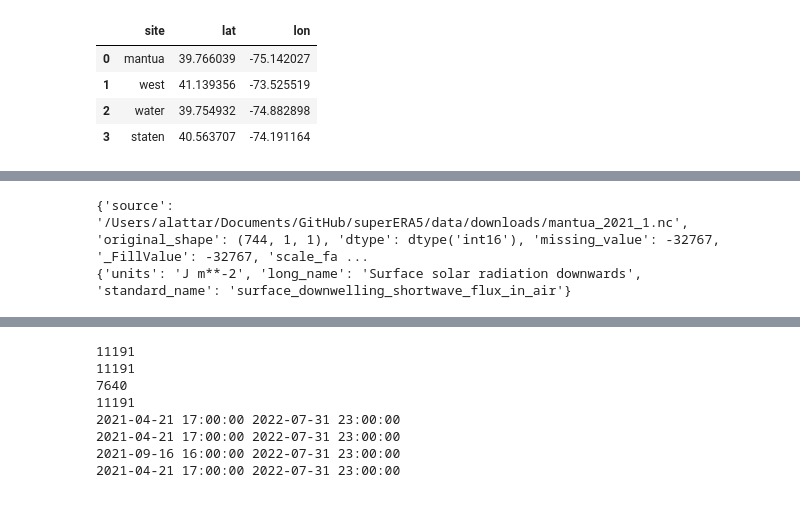
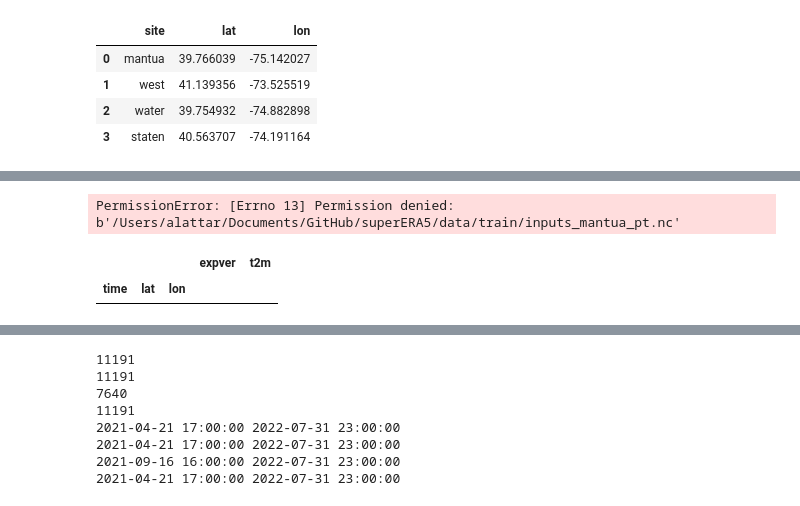
Before and after one commit to zakialattar/superERA5, a Jupyter notebook: data_processing.ipynb, the cells around one changed output, grey strips where cells are left out. Cells and saved outputs as stored; diff of their text form; code cells hidden in the pictures.

```diff
--- a/data_processing.ipynb
+++ b/data_processing.ipynb
@@ -31,8 +31,8 @@ for year in [2021,2022]:
 mantua_pv = xr.concat(xr_list,dim="time")
 
 input_mantua_pt = mantua_pv.sel(expver=5,time=(pd.to_datetime(mantua_pv.time) >= dt.datetime(day=21,month=4,year=2021,hour=17))&(pd.to_datetime(mantua_pv.time) < dt.datetime(day=1,month=8,year=2022)))
+input_mantua_pt = input_mantua_pt.rename({"latitude":"lat","longitude":"lon"})[["time", "lat", "lon","ssrd","tcc","t2m"]]
 input_mantua_pt.ssrd.encoding["scale_factor"] = 15000
-
 input_mantua_pt.to_netcdf("data/train/inputs_mantua_pt.nc")
 
 ##waterford
@@ -48,6 +48,7 @@ for year in [2021,2022]:
 water_pv = xr.concat(xr_list,dim="time")
 
 input_water_pt = water_pv.sel(expver=5,time=(pd.to_datetime(water_pv.time) >= dt.datetime(day=21,month=4,year=2021,hour=17))&(pd.to_datetime(water_pv.time) < dt.datetime(day=1,month=8,year=2022)))
+input_water_pt = input_water_pt.rename({"latitude":"lat","longitude":"lon"})[["time", "lat", "lon","ssrd","tcc","t2m"]]
 input_water_pt.ssrd.encoding["scale_factor"] = 15000
 input_water_pt.to_netcdf("data/test/inputs_water_pt.nc")
 
@@ -65,6 +66,7 @@ for year in [2021,2022]:
 staten_pv = xr.concat(xr_list,dim="time")
 
 input_staten_pt = staten_pv.sel(expver=5*1,time=(pd.to_datetime(staten_pv.time) >= dt.datetime(day=21,month=4,year=2021,hour=17))&(pd.to_datetime(water_pv.time) < dt.datetime(day=1,month=8,year=2022)))
+input_staten_pt = input_staten_pt.rename({"latitude":"lat","longitude":"lon"})[["time", "lat", "lon","ssrd","tcc","t2m"]]
 input_staten_pt.ssrd.encoding["scale_factor"] = 15000
 input_staten_pt.to_netcdf("data/train/inputs_staten_pt.nc")
 # %% [output]
@@ -77,10 +75,0 @@ end
-# %%
-input_mantua_pt = mantua_pv.sel(expver=5,time=(pd.to_datetime(mantua_pv.time) >= dt.datetime(day=21,month=4,year=2021,hour=17))&(pd.to_datetime(mantua_pv.time) < dt.datetime(day=1,month=8,year=2022)))
-input_mantua_pt.ssrd.encoding["scale_factor"] = 15000
-input_mantua_pt.ssrd.encoding["add_offset"] = 1048751.996337723
-input_mantua_pt.to_netcdf("data/train/inputs_mantua_pt.nc")
-
-fuck = pd.DataFrame(xr.open_dataset("data/train/inputs_mantua_pt.nc").ssrd.to_dataframe() / 3600)
-fuck["me"] = (input_mantua_pt.ssrd.to_dataframe().ssrd/3600)
-
-fuck[0:50]
@@ -106,6 +76,10 @@ fuck[0:50]
-# %%
-print(input_mantua_pt.ssrd.encoding)
-print(input_mantua_pt.ssrd.attrs)
-# %% [output]
-{'source': '/Users/alattar/Documents/GitHub/superERA5/data/downloads/mantua_2021_1.nc', 'original_shape': (744, 1, 1), 'dtype': dtype('int16'), 'missing_value': -32767, '_FillValue': -32767, 'scale_fa ...
-{'units': 'J m**-2', 'long_name': 'Surface solar radiation downwards', 'standard_name': 'surface_downwelling_shortwave_flux_in_air'}
+# %%
+input_mantua_pt.to_netcdf("data/train/inputs_mantua_pt.nc")
+# %% [output]
+PermissionError: [Errno 13] Permission denied: b'/Users/alattar/Documents/GitHub/superERA5/data/train/inputs_mantua_pt.nc'
+# %%
+b = input_mantua_pt.t2m.to_dataframe()
+b[b.t2m.isnull()]
+# %% [output]
+|  |  |  | expver | t2m |
+| time | lat | lon |  |  |
```
Also changed, not shown: parts of 14 cells of this notebook, 26 other files.
